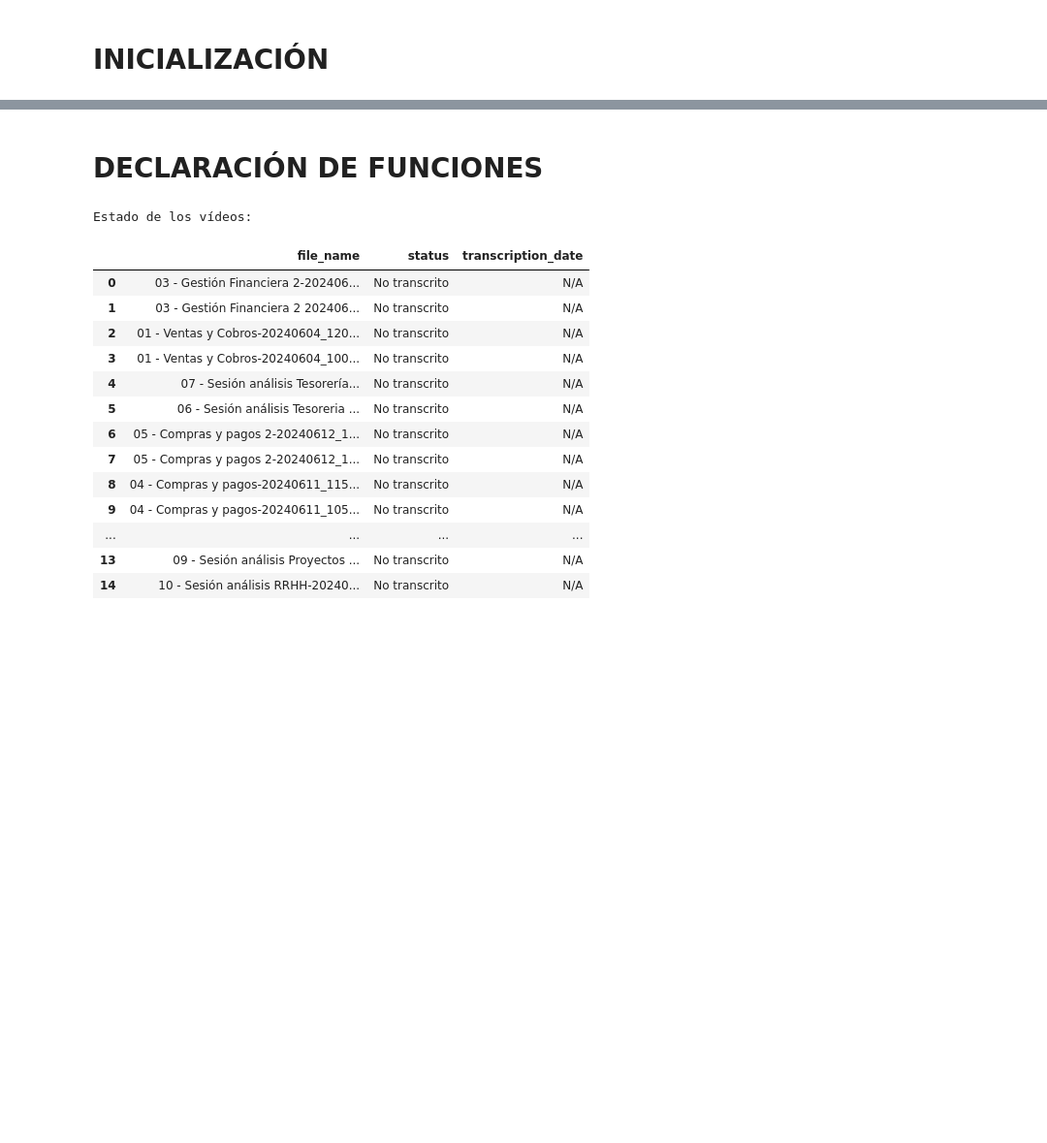
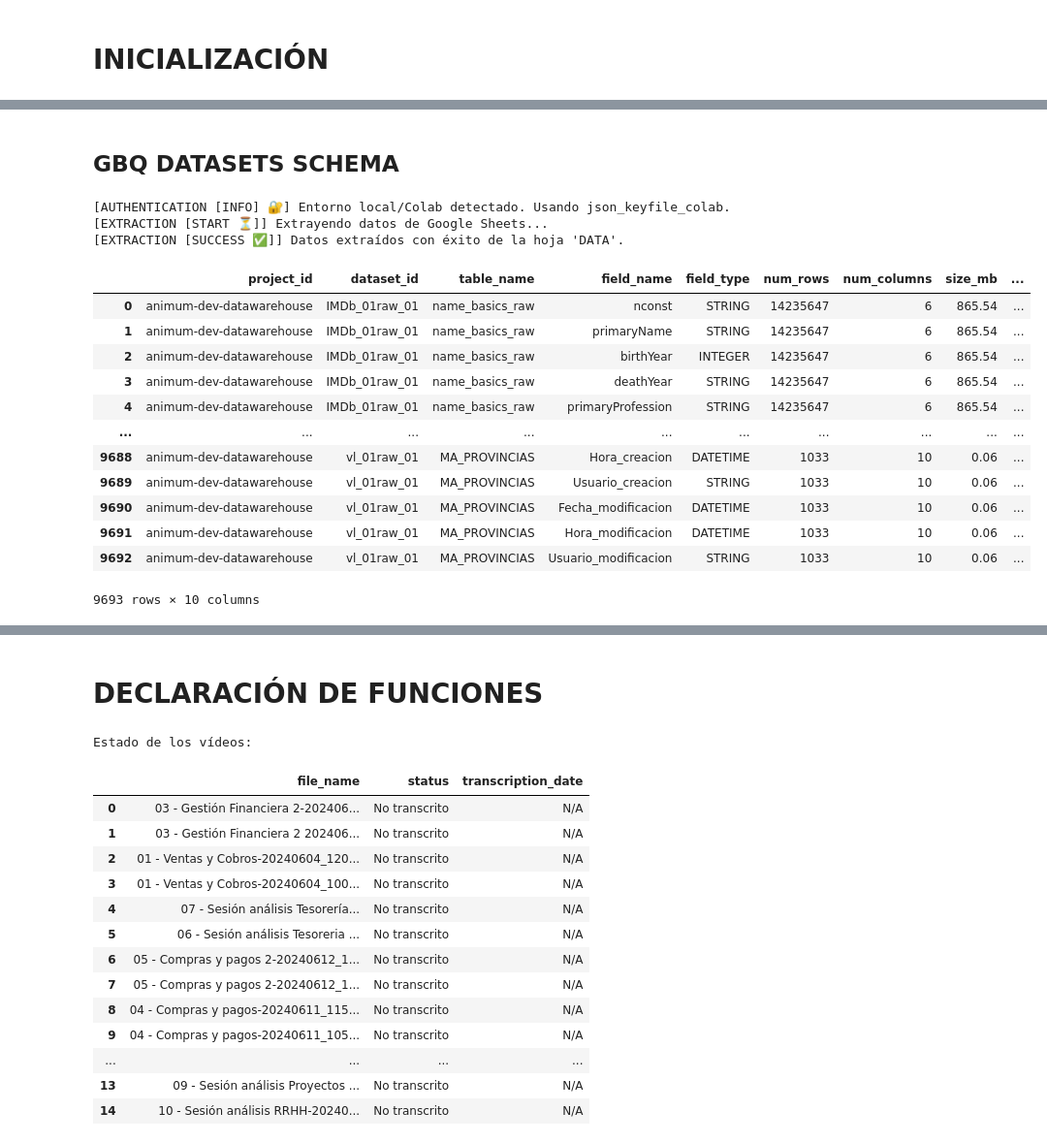
Before and after one commit to DavidP0011/apps, a Jupyter notebook: app_video_transcribe_whisper.ipynb, the cells around one changed output, grey strips where cells are left out. Shown at 97% size. Cells and saved outputs as stored; diff of their text form; code cells hidden in the pictures; blank space fills up the shorter version.

```diff
--- a/app_video_transcribe_whisper.ipynb
+++ b/app_video_transcribe_whisper.ipynb
@@ -15,0 +67,14 @@ else:
+# %%
+# @title IDENTIFICACION DE ENTORNO, INSTALACIÓN GOOGLE DRIVE
+
+# Detectar el entorno de ejecución
+ini_environment_identificated = ini_environment_identification()
+print(f"[INFO ℹ️] Entorno detectado: {ini_environment_identificated}", flush=True)
+
+GCP_json_keyfile_local = r"C:/api_keys/XXX.json"
+GCP_json_keyfile_colab = "/content/drive/MyDrive/ANIMUM DIRECCION/DIRECCION BI/NOTEBOOKS/api_keys/animum-dev-apps-google-colab.json"
+GCP_json_keyfile_GCP_secret_id = "notebook-vm"
+
+# Montar Google Drive si entorno_identificado_str es Colab
+params = {"entorno_identificado_str": ini_environment_identificated}
+ini_google_drive_instalation(params)
@@ -157,0 +208,37 @@ load_custom_libs(config)
+# %% [markdown]
+## GBQ DATASETS SCHEMA
+# %%
+# @title GBQ INFO GLOBAL
+
+
+# Configuración
+params_dic = {
+    "spreadsheet_source_table_id": "1aJCGTJtDu_ODqBc4zUcrpQ-q6PE_HN0rO4mwYMIhCXw",
+    "spreadsheet_source_table_worksheet_name": "DATA",
+
+    "ini_environment_identificated": ini_environment_identificated,
+    "json_keyfile_GCP_secret_id": GCP_json_keyfile_GCP_secret_id,
+    "json_keyfile_colab": GCP_json_keyfile_colab
+}
+
+
+
+full_info_from_GBQ_df = table_various_sources_to_DF(params_dic)
+display(full_info_from_GBQ_df)
+# %% [output]
+[AUTHENTICATION [INFO] 🔐] Entorno local/Colab detectado. Usando json_keyfile_colab.
+[EXTRACTION [START ⏳]] Extrayendo datos de Google Sheets...
+[EXTRACTION [SUCCESS ✅]] Datos extraídos con éxito de la hoja 'DATA'.
+|  | project_id | dataset_id | table_name | field_name | field_type | num_rows | num_columns | size_mb | ... |
+| 0 | animum-dev-datawarehouse | IMDb_01raw_01 | name_basics_raw | nconst | STRING | 14235647 | 6 | 865.54 | ... |
+| 1 | animum-dev-datawarehouse | IMDb_01raw_01 | name_basics_raw | primaryName | STRING | 14235647 | 6 | 865.54 | ... |
+| 2 | animum-dev-datawarehouse | IMDb_01raw_01 | name_basics_raw | birthYear | INTEGER | 14235647 | 6 | 865.54 | ... |
+| 3 | animum-dev-datawarehouse | IMDb_01raw_01 | name_basics_raw | deathYear | STRING | 14235647 | 6 | 865.54 | ... |
+| 4 | animum-dev-datawarehouse | IMDb_01raw_01 | name_basics_raw | primaryProfession | STRING | 14235647 | 6 | 865.54 | ... |
+| ... | ... | ... | ... | ... | ... | ... | ... | ... | ... |
+| 9688 | animum-dev-datawarehouse | vl_01raw_01 | MA_PROVINCIAS | Hora_creacion | DATETIME | 1033 | 10 | 0.06 | ... |
+| 9689 | animum-dev-datawarehouse | vl_01raw_01 | MA_PROVINCIAS | Usuario_creacion | STRING | 1033 | 10 | 0.06 | ... |
+| 9690 | animum-dev-datawarehouse | vl_01raw_01 | MA_PROVINCIAS | Fecha_modificacion | DATETIME | 1033 | 10 | 0.06 | ... |
+| 9691 | animum-dev-datawarehouse | vl_01raw_01 | MA_PROVINCIAS | Hora_modificacion | DATETIME | 1033 | 10 | 0.06 | ... |
+| 9692 | animum-dev-datawarehouse | vl_01raw_01 | MA_PROVINCIAS | Usuario_modificacion | STRING | 1033 | 10 | 0.06 | ... |
+9693 rows × 10 columns
```
Also changed, not shown: parts of 13 cells of this notebook.
